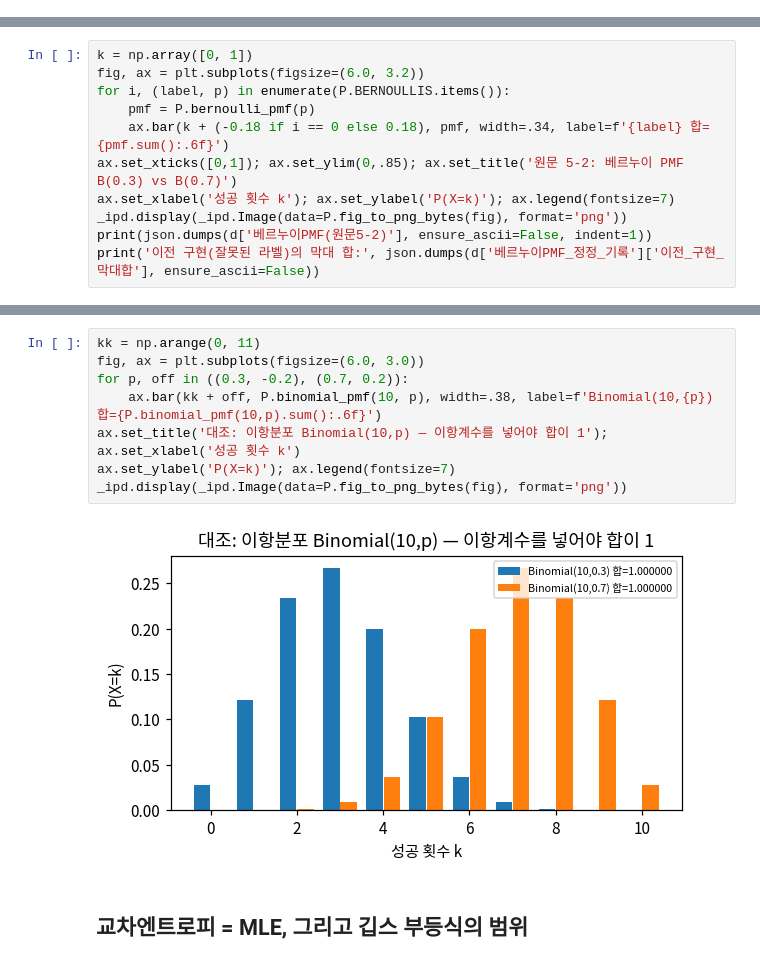
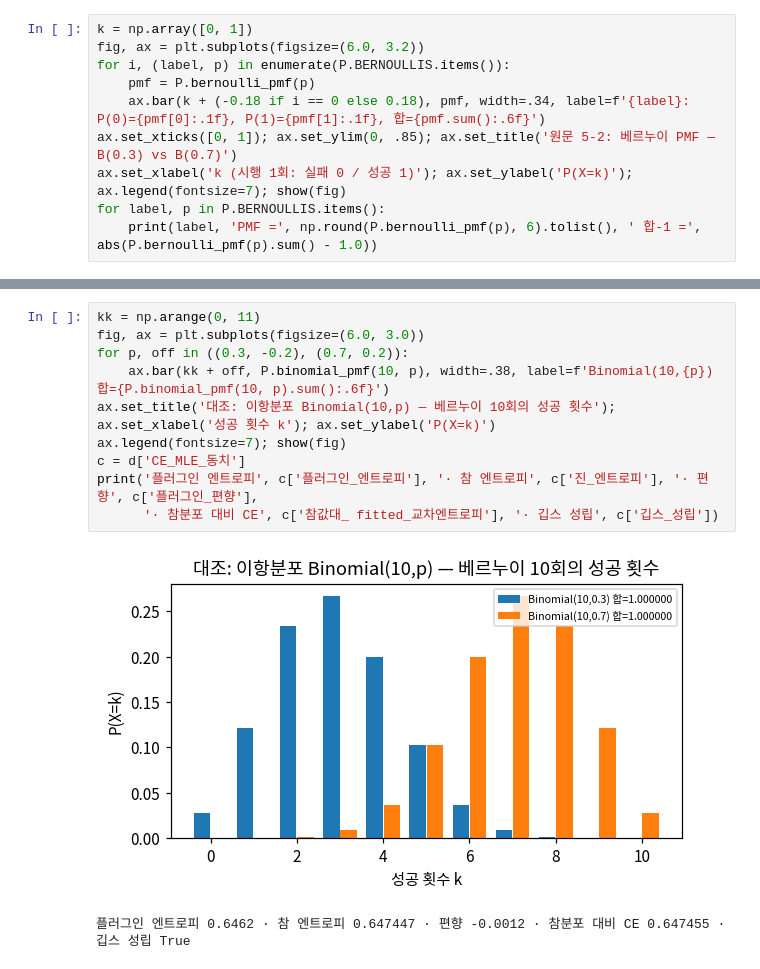
Before and after one commit to giyeop-cody/codyssey-A2-1-mission, a Jupyter notebook: notebooks/probability_loss.ipynb, the cells around one changed output, grey strips where cells are left out. Cells and saved outputs as stored; diff of their text form.

```diff
--- a/notebooks/probability_loss.ipynb
+++ b/notebooks/probability_loss.ipynb
@@ -6,0 +53,10 @@
+# %%
+k = np.array([0, 1])
+fig, ax = plt.subplots(figsize=(6.0, 3.2))
+for i, (label, p) in enumerate(P.BERNOULLIS.items()):
+    pmf = P.bernoulli_pmf(p)
+    ax.bar(k + (-0.18 if i == 0 else 0.18), pmf, width=.34, label=f'{label}: P(0)={pmf[0]:.1f}, P(1)={pmf[1]:.1f}, 합={pmf.sum():.6f}')
+ax.set_xticks([0, 1]); ax.set_ylim(0, .85); ax.set_title('원문 5-2: 베르누이 PMF — B(0.3) vs B(0.7)')
+ax.set_xlabel('k (시행 1회: 실패 0 / 성공 1)'); ax.set_ylabel('P(X=k)'); ax.legend(fontsize=7); show(fig)
+for label, p in P.BERNOULLIS.items():
+    print(label, 'PMF =', np.round(P.bernoulli_pmf(p), 6).tolist(), ' 합-1 =', abs(P.bernoulli_pmf(p).sum() - 1.0))
@@ -44,11 +98,0 @@ N(2,0.5): peak=0.797885  ∫[-8,8]=1.000000
-# %%
-k = np.array([0, 1])
-fig, ax = plt.subplots(figsize=(6.0, 3.2))
-for i, (label, p) in enumerate(P.BERNOULLIS.items()):
-    pmf = P.bernoulli_pmf(p)
-    ax.bar(k + (-0.18 if i == 0 else 0.18), pmf, width=.34, label=f'{label} 합={pmf.sum():.6f}')
-ax.set_xticks([0,1]); ax.set_ylim(0,.85); ax.set_title('원문 5-2: 베르누이 PMF B(0.3) vs B(0.7)')
-ax.set_xlabel('성공 횟수 k'); ax.set_ylabel('P(X=k)'); ax.legend(fontsize=7)
-_ipd.display(_ipd.Image(data=P.fig_to_png_bytes(fig), format='png'))
-print(json.dumps(d['베르누이PMF(원문5-2)'], ensure_ascii=False, indent=1))
-print('이전 구현(잘못된 라벨)의 막대 합:', json.dumps(d['베르누이PMF_정정_기록']['이전_구현_막대합'], ensure_ascii=False))
@@ -76,12 +214,13 @@ print('이전 구현(잘못된 라벨)의 막대 합:', json.dumps(d['베르누
 # %%
 kk = np.arange(0, 11)
 fig, ax = plt.subplots(figsize=(6.0, 3.0))
 for p, off in ((0.3, -0.2), (0.7, 0.2)):
-    ax.bar(kk + off, P.binomial_pmf(10, p), width=.38, label=f'Binomial(10,{p}) 합={P.binomial_pmf(10,p).sum():.6f}')
-ax.set_title('대조: 이항분포 Binomial(10,p) — 이항계수를 넣어야 합이 1'); ax.set_xlabel('성공 횟수 k')
-ax.set_ylabel('P(X=k)'); ax.legend(fontsize=7)
-_ipd.display(_ipd.Image(data=P.fig_to_png_bytes(fig), format='png'))
+    ax.bar(kk + off, P.binomial_pmf(10, p), width=.38, label=f'Binomial(10,{p}) 합={P.binomial_pmf(10, p).sum():.6f}')
+ax.set_title('대조: 이항분포 Binomial(10,p) — 베르누이 10회의 성공 횟수'); ax.set_xlabel('성공 횟수 k'); ax.set_ylabel('P(X=k)')
+ax.legend(fontsize=7); show(fig)
+c = d['CE_MLE_동치']
+print('플러그인 엔트로피', c['플러그인_엔트로피'], '· 참 엔트로피', c['진_엔트로피'], '· 편향', c['플러그인_편향'],
+      '· 참분포 대비 CE', c['참값대_ fitted_교차엔트로피'], '· 깁스 성립', c['깁스_성립'])
 # %% [output]
-[figure, old version]
+[figure, new version]
+플러그인 엔트로피 0.6462 · 참 엔트로피 0.647447 · 편향 -0.0012 · 참분포 대비 CE 0.647455 · 깁스 성립 True
-# %% [markdown]
-## 교차엔트로피 = MLE, 그리고 깁스 부등식의 범위
```
Also changed, not shown: parts of 21 cells of this notebook, 44 other files.
